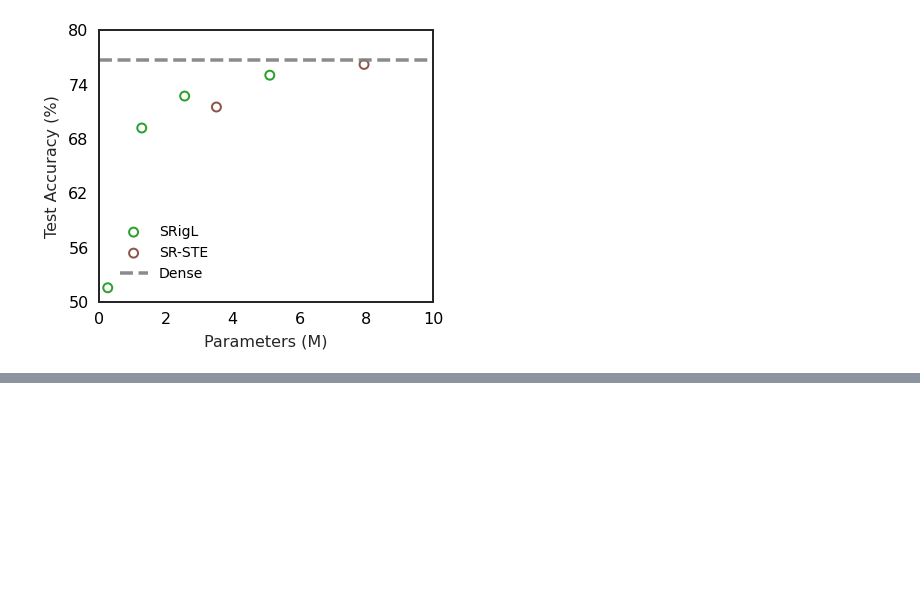
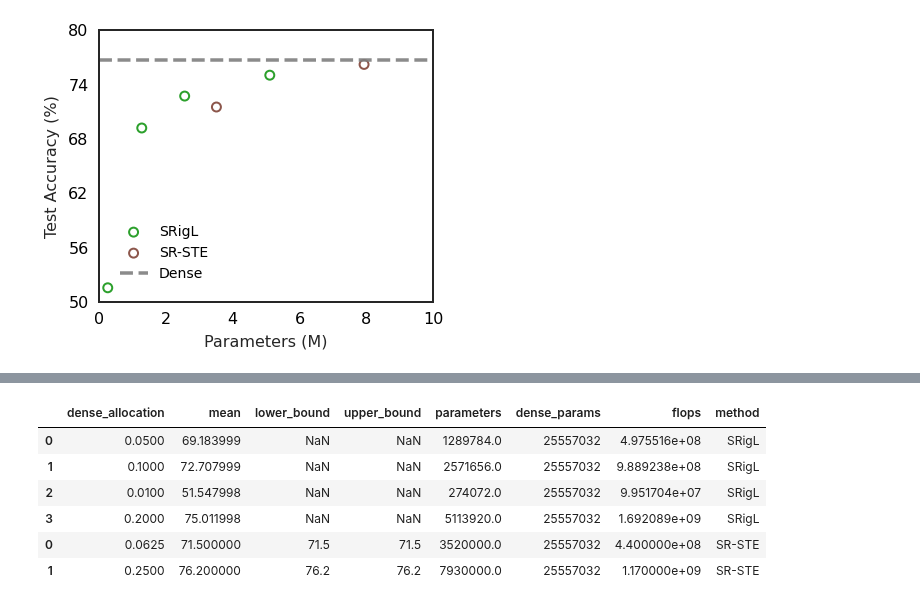
Before and after one commit to calgaryml/condensed-sparsity, a Jupyter notebook: notebooks/final_results.ipynb, the cells around one changed output, grey strips where cells are left out. Cells and saved outputs as stored; diff of their text form; code cells hidden in the pictures; blank space fills up the shorter version.

```diff
--- a/notebooks/final_results.ipynb
+++ b/notebooks/final_results.ipynb
@@ -1328,0 +1357,10 @@ fig.show()
+# %%
+params
+# %% [output]
+|  | dense_allocation | mean | lower_bound | upper_bound | parameters | dense_params | flops | method |
+| 0 | 0.0500 | 69.183999 | NaN | NaN | 1289784.0 | 25557032 | 4.975516e+08 | SRigL |
+| 1 | 0.1000 | 72.707999 | NaN | NaN | 2571656.0 | 25557032 | 9.889238e+08 | SRigL |
+| 2 | 0.0100 | 51.547998 | NaN | NaN | 274072.0 | 25557032 | 9.951704e+07 | SRigL |
+| 3 | 0.2000 | 75.011998 | NaN | NaN | 5113920.0 | 25557032 | 1.692089e+09 | SRigL |
+| 0 | 0.0625 | 71.500000 | 71.5 | 71.5 | 3520000.0 | 25557032 | 4.400000e+08 | SR-STE |
+| 1 | 0.2500 | 76.200000 | 76.2 | 76.2 | 7930000.0 | 25557032 | 1.170000e+09 | SR-STE |
```
Also changed, not shown: parts of 19 cells of this notebook, 10 other files.
